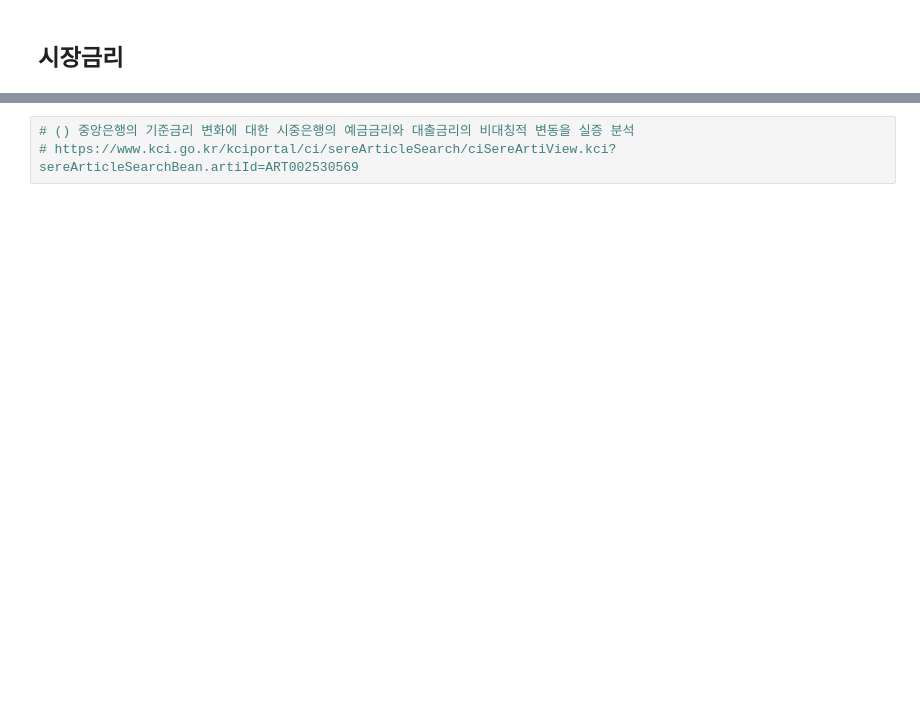
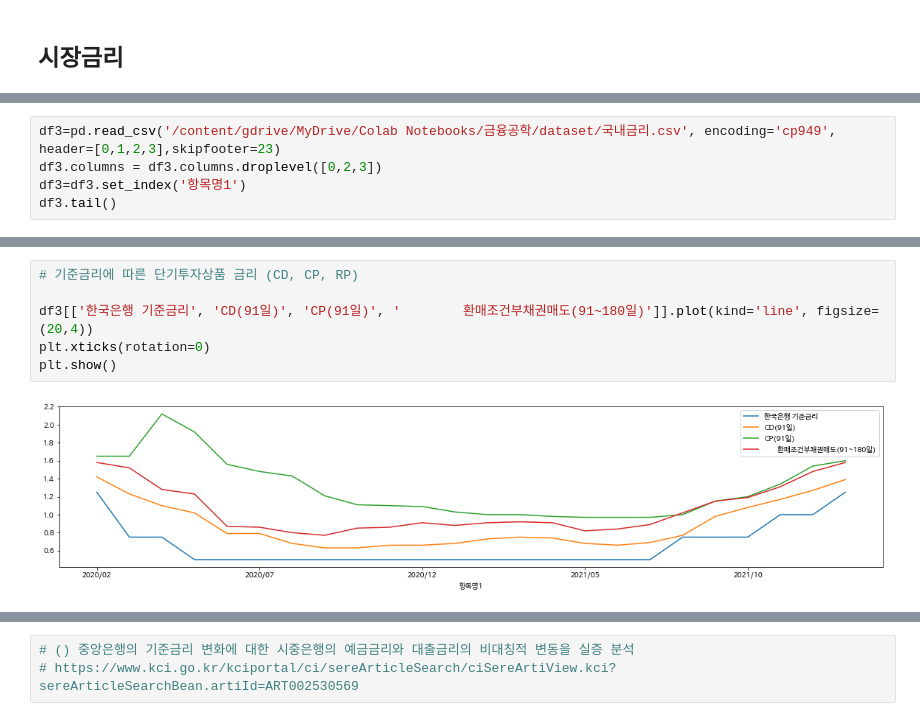
Before and after one commit to choisangh/STUDY, a Jupyter notebook: finance/금융_공학_2일차.ipynb, the cells around one changed output, grey strips where cells are left out. Saved outputs shown, nothing was run; the diff lists cells and outputs as text; blank space fills up the shorter version.

Commit message:
통화/금리/기준금리 및 시장금리 비교차트

```diff
--- a/finance/금융_공학_2일차.ipynb
+++ b/finance/금융_공학_2일차.ipynb
@@ -240,0 +258,5 @@ df[["본원통화(말잔,원계열)", "현금통화", "중앙은행 대 예금
+# %%
+df3=pd.read_csv('/content/gdrive/MyDrive/Colab Notebooks/금융공학/dataset/국내금리.csv', encoding='cp949', header=[0,1,2,3],skipfooter=23)
+df3.columns = df3.columns.droplevel([0,2,3])
+df3=df3.set_index('항목명1')
+df3.tail()
@@ -240,0 +279,8 @@ df[["본원통화(말잔,원계열)", "현금통화", "중앙은행 대 예금
+# %%
+# 기준금리에 따른 단기투자상품 금리 (CD, CP, RP)
+
+df3[['한국은행 기준금리', 'CD(91일)', 'CP(91일)', '        환매조건부채권매도(91~180일)']].plot(kind='line', figsize=(20,4))
+plt.xticks(rotation=0)
+plt.show()
+# %% [output]
+[figure, added]
```
Also changed, not shown: parts of 15 cells of this notebook.
